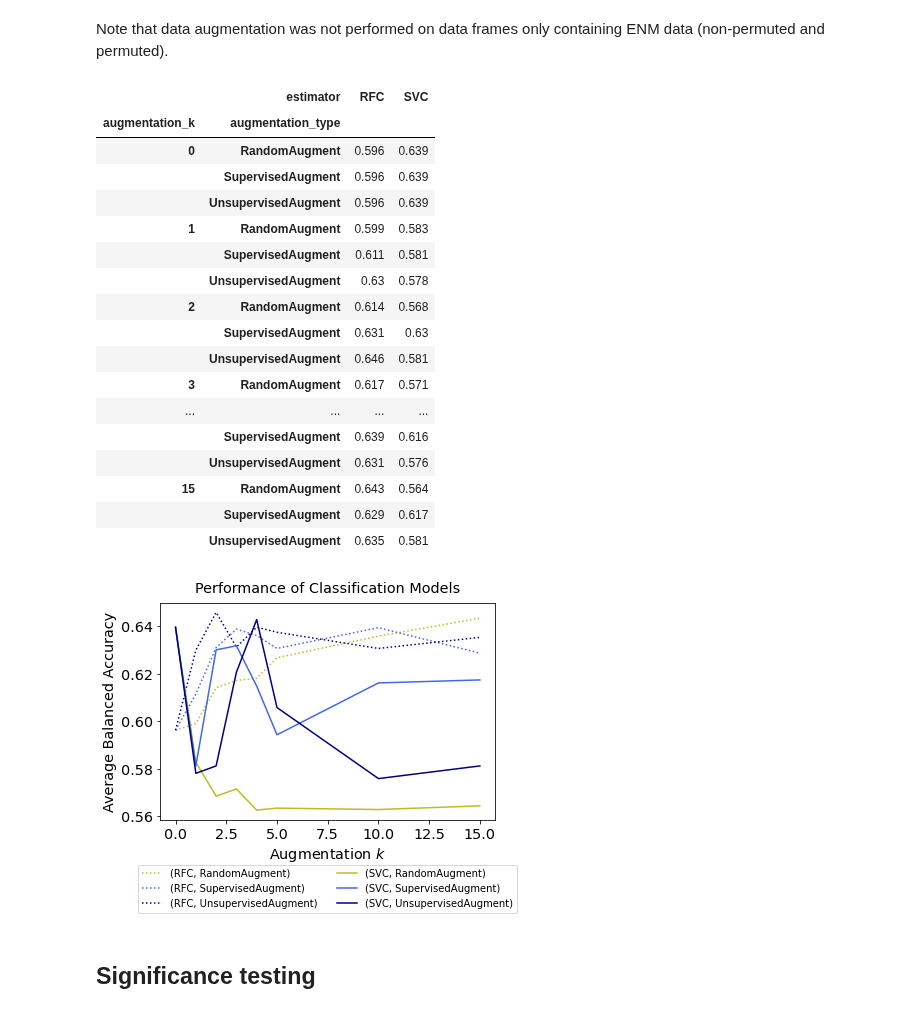
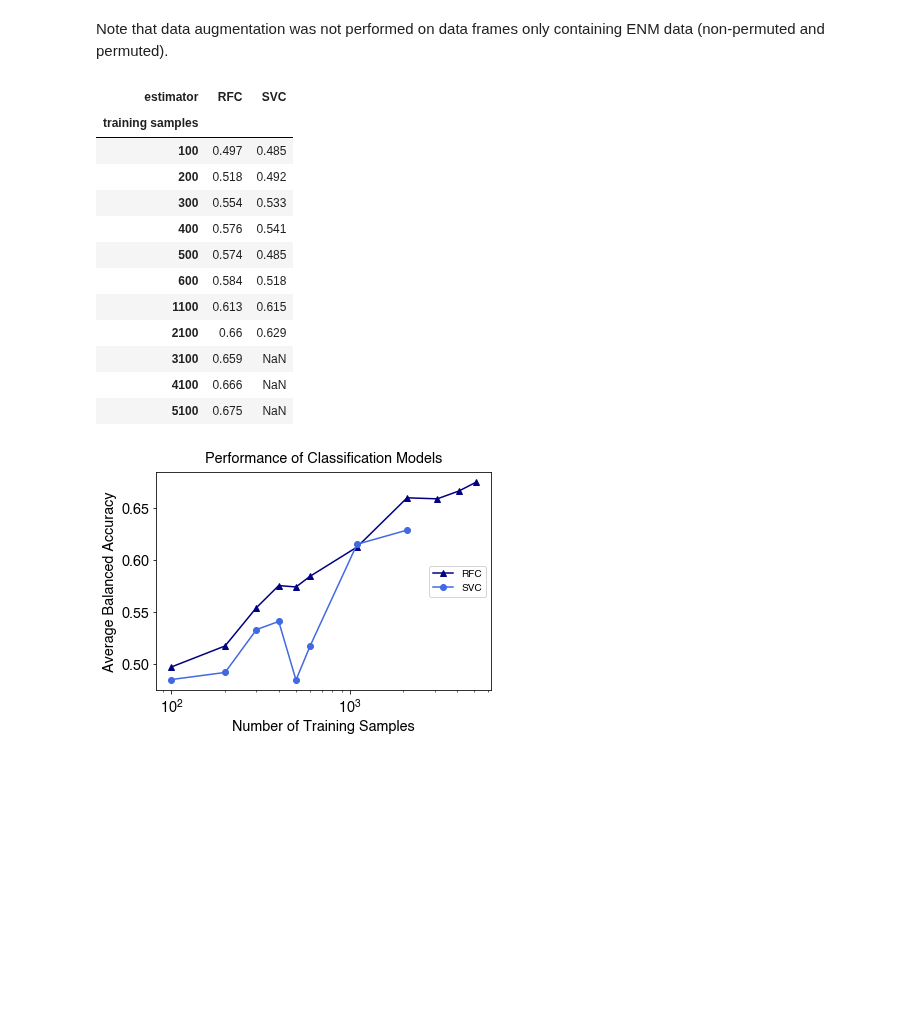
Before and after one commit to LukaThorn/ml-weight-fraction, a Jupyter notebook: organicspipeline.ipynb, the cells around one changed output. Cells and saved outputs as stored; diff of their text form; code cells hidden in the pictures; blank space fills up the shorter version.

Commit message:
Rewrite model evaluation for blind test data; redo plot

```diff
--- a/organicspipeline.ipynb
+++ b/organicspipeline.ipynb
@@ -608,10 +451,7 @@ results_svc = blt.run_hyperparams(
 ## RFC
 # %%
 # RFC
-results_rfc = blt.run_hyperparams(
-    results_prelim[results_prelim["estimator"] == "RandomForestClassifier"],
-    cust_folds=5,
-    random_state=np.arange(30),
-    show_feat_impt=False,
+results_rfc = eval_blindtest(
+    results_prelim[results_prelim["estimator"] == "RandomForestClassifier"]
 )
 # %% [output]
@@ -640,62 +489,49 @@ def display_table(df, df2=None):
         df = pd.concat([df, df2])
 
     # Tidy up labels, decimal places
-    df["augmentation_type"] = df["augmentation_type"].str.title()
-    df["augmentation_type"] = df["augmentation_type"].str.replace("_", "")
+    df.rename(columns={"augmentation_k": "k"}, inplace=True)
     df["estimator"] = df["estimator"].str.replace("RandomForestClassifier", "RFC")
-    df["std_err_avg"] = [np.average(i) for i in df["std_err"]]
     pd.set_option("display.precision", 3)
 
+    # Include column for number of training samples
+    n = X_train.shape[0]
+    df["training samples"] = df["k"] * n + n
+
     # Pivot table
-    table = df.pivot(
-        index=["augmentation_k", "augmentation_type"],
-        columns="estimator",
-        values="score",
-    )
+    table = df.pivot(index=["training samples"], columns="estimator", values="score",)
 
     return table
 # %%
-table_all = display_table(results_svc, results_rfc)
-table_all
+results_final_organics = display_table(results_svc, results_rfc)
+results_final_organics
 # %% [output]
-|  | estimator | RFC | SVC |
-| augmentation_k | augmentation_type |  |  |
-| 0 | RandomAugment | 0.596 | 0.639 |
-|  | SupervisedAugment | 0.596 | 0.639 |
-|  | UnsupervisedAugment | 0.596 | 0.639 |
-| 1 | RandomAugment | 0.599 | 0.583 |
-|  | SupervisedAugment | 0.611 | 0.581 |
-|  | UnsupervisedAugment | 0.63 | 0.578 |
-| 2 | RandomAugment | 0.614 | 0.568 |
-|  | SupervisedAugment | 0.631 | 0.63 |
-|  | UnsupervisedAugment | 0.646 | 0.581 |
-| 3 | RandomAugment | 0.617 | 0.571 |
-| ... | ... | ... | ... |
-|  | SupervisedAugment | 0.639 | 0.616 |
-|  | UnsupervisedAugment | 0.631 | 0.576 |
-| 15 | RandomAugment | 0.643 | 0.564 |
-|  | SupervisedAugment | 0.629 | 0.617 |
-|  | UnsupervisedAugment | 0.635 | 0.581 |
+| estimator | RFC | SVC |
+| training samples |  |  |
+| 100 | 0.497 | 0.485 |
+| 200 | 0.518 | 0.492 |
+| 300 | 0.554 | 0.533 |
+| 400 | 0.576 | 0.541 |
+| 500 | 0.574 | 0.485 |
+| 600 | 0.584 | 0.518 |
+| 1100 | 0.613 | 0.615 |
+| 2100 | 0.66 | 0.629 |
+| 3100 | 0.659 | NaN |
+| 4100 | 0.666 | NaN |
+| 5100 | 0.675 | NaN |
 # %%
-def line_plot(df, errors=None, save_fig_name=None):
+def line_plot(df, save_fig_name=None):
 
-    if isinstance(errors, pd.DataFrame):
-        errors = errors.unstack(level=[1])
-    pltstyle = [":", ":", ":", "-", "-", "-"]
-    pltcolor = ["tab:olive", "royalblue", "navy"]
-    myplot = df.unstack(level=[1]).plot(
-        kind="line", subplots=False, style=pltstyle, color=pltcolor, yerr=errors
-    )
+    myplot = df["RFC"].plot(kind="line", color="navy", marker="^")
+    df["SVC"].plot(kind="line", color="royalblue", marker="o")
     plt.title("Performance of Classification Models", pad=10)
-    plt.xlabel("Augmentation $k$")
+    plt.xlabel("Number of Training Samples")
     plt.ylabel("Average Balanced Accuracy")
-    plt.rcParams["pdf.fonttype"] = 42
-    plt.rcParams["ps.fonttype"] = 42
-    plt.gca().legend(loc="lower center", bbox_to_anchor=(0.5, -0.45), ncol=2)
+    plt.gca().legend(loc="right", ncol=1)
+    plt.xscale("log")
     if save_fig_name:
         fig = myplot.get_figure()
         blt.savepdf(fig, save_fig_name)
 # %%
-line_plot(df=table_all, errors=None, save_fig_name="bal-accu-plot-organics")
+line_plot(df=results_final_organics, save_fig_name="bal-accu-plot-organics")
 # %% [output]
-[figure, old version]
+[figure, new version]
@@ -711,2 +537,0 @@ table_all.to_csv(
-# %% [markdown]
-## Significance testing
```
Also changed, not shown: parts of 18 cells of this notebook.
